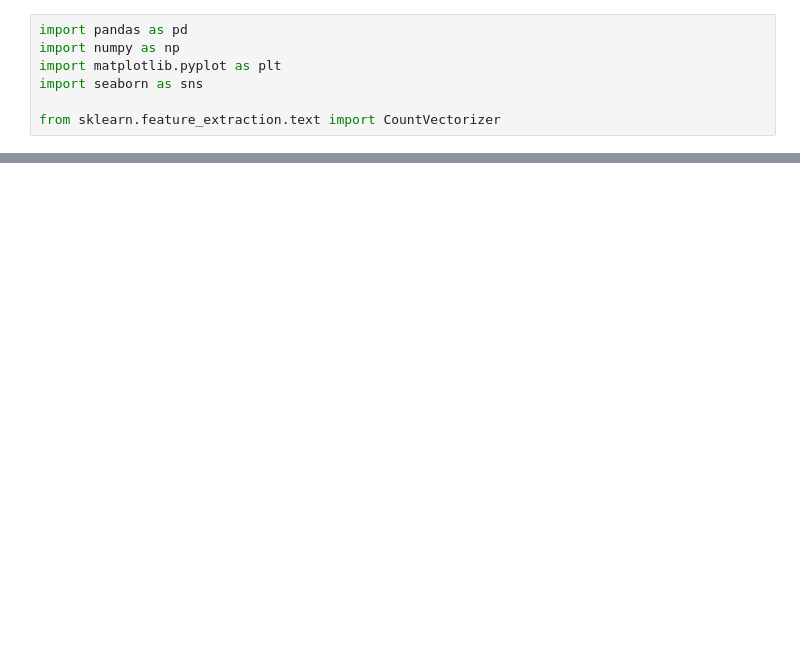
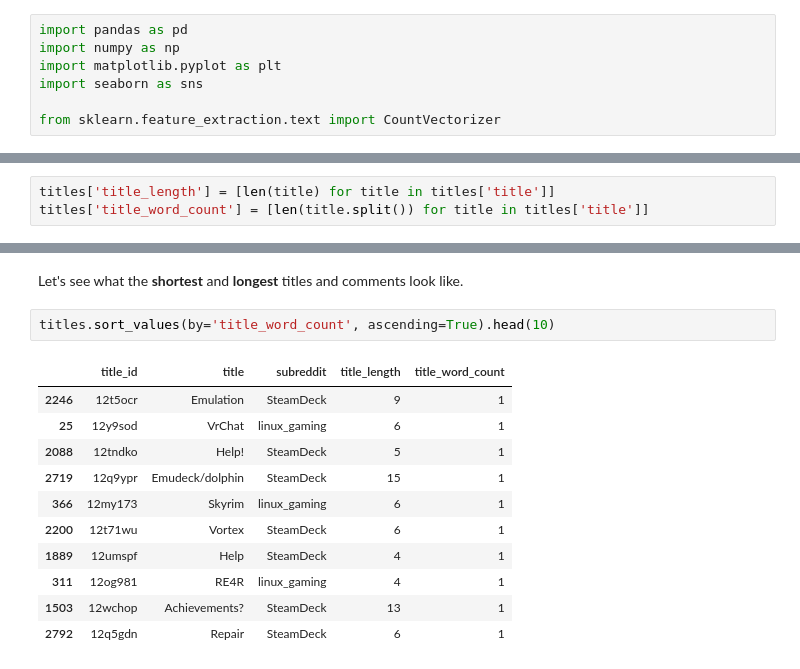
Before and after one commit to EKYS12/NLP_Reddit_linux_gaming_and_Steamdeck, a Jupyter notebook: notebooks/eda.ipynb, the cells around one changed output, grey strips where cells are left out. Saved outputs shown, nothing was run; the diff lists cells and outputs as text; blank space fills up the shorter version.

```diff
--- a/notebooks/eda.ipynb
+++ b/notebooks/eda.ipynb
@@ -22,0 +54,3 @@ df.shape
+# %%
+titles['title_length'] = [len(title) for title in titles['title']]
+titles['title_word_count'] = [len(title.split()) for title in titles['title']]
@@ -22,0 +78,16 @@ df.shape
+# %% [markdown]
+Let's see what the **shortest** and **longest** titles and comments look like.
+# %%
+titles.sort_values(by='title_word_count', ascending=True).head(10)
+# %% [output]
+|  | title_id | title | subreddit | title_length | title_word_count |
+| 2246 | 12t5ocr | Emulation | SteamDeck | 9 | 1 |
+| 25 | 12y9sod | VrChat | linux_gaming | 6 | 1 |
+| 2088 | 12tndko | Help! | SteamDeck | 5 | 1 |
+| 2719 | 12q9ypr | Emudeck/dolphin | SteamDeck | 15 | 1 |
+| 366 | 12my173 | Skyrim | linux_gaming | 6 | 1 |
+| 2200 | 12t71wu | Vortex | SteamDeck | 6 | 1 |
+| 1889 | 12umspf | Help | SteamDeck | 4 | 1 |
+| 311 | 12og981 | RE4R | linux_gaming | 4 | 1 |
+| 1503 | 12wchop | Achievements? | SteamDeck | 13 | 1 |
+| 2792 | 12q5gdn | Repair | SteamDeck | 6 | 1 |
```
Also changed, not shown: parts of 26 cells of this notebook, 10 other files.
